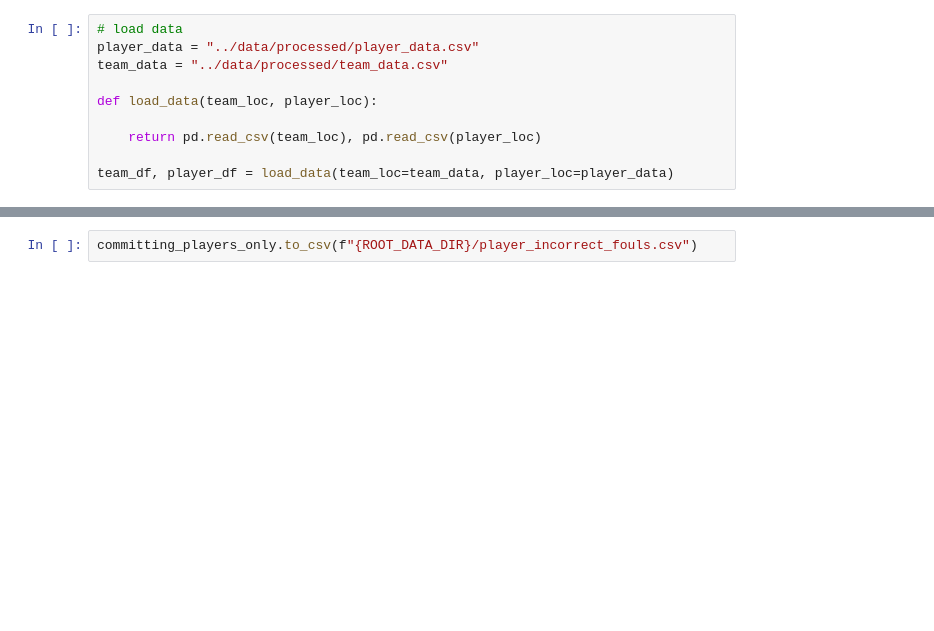
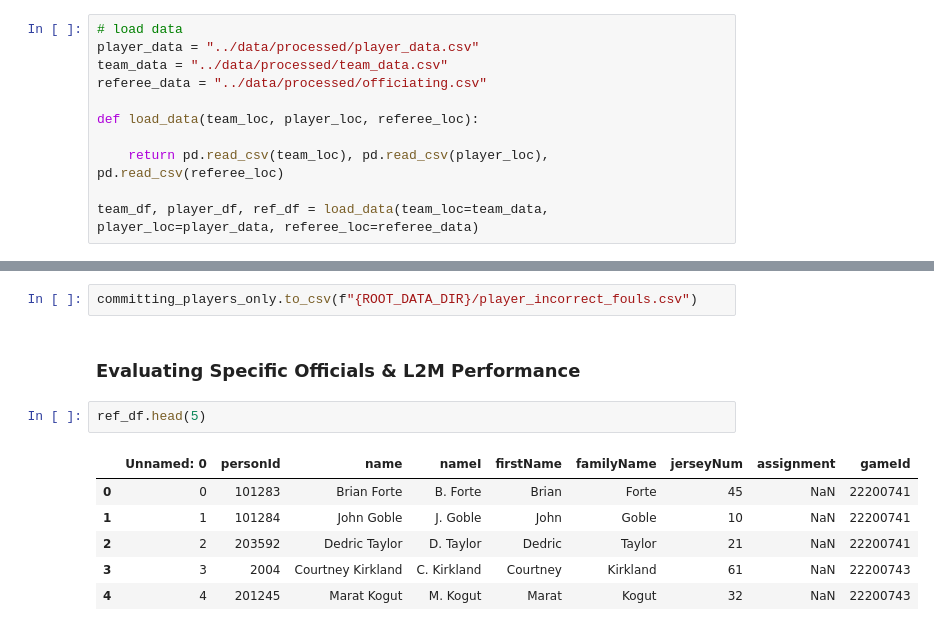
Before and after one commit to adithram/l2m, a Jupyter notebook: notebooks/data-inspection.ipynb, the cells around one changed output, grey strips where cells are left out. Saved outputs shown, nothing was run; the diff lists cells and outputs as text; blank space fills up the shorter version.

```diff
--- a/notebooks/data-inspection.ipynb
+++ b/notebooks/data-inspection.ipynb
@@ -4,12 +4,13 @@ import pandas as pd
 # load data
 player_data = "../data/processed/player_data.csv"
 team_data = "../data/processed/team_data.csv"
+referee_data = "../data/processed/officiating.csv"
 
-def load_data(team_loc, player_loc):
+def load_data(team_loc, player_loc, referee_loc):
 
-    return pd.read_csv(team_loc), pd.read_csv(player_loc)
+    return pd.read_csv(team_loc), pd.read_csv(player_loc), pd.read_csv(referee_loc)
 
-team_df, player_df = load_data(team_loc=team_data, player_loc=player_data)
+team_df, player_df, ref_df = load_data(team_loc=team_data, player_loc=player_data, referee_loc=referee_data)
 # %%
 NBA_TEAMS = list(set(list(team_df["teamName"])))
 # %%
@@ -206,3 +207,14 @@ committing_players_only.head(50)
 | 40 | Wesley Matthews | Incorrect Call | 1 |
 # %%
 committing_players_only.to_csv(f"{ROOT_DATA_DIR}/player_incorrect_fouls.csv")
+# %% [markdown]
+### Evaluating Specific Officials & L2M Performance
+# %%
+ref_df.head(5)
+# %% [output]
+|  | Unnamed: 0 | personId | name | nameI | firstName | familyName | jerseyNum | assignment | gameId |
+| 0 | 0 | 101283 | Brian Forte | B. Forte | Brian | Forte | 45 | NaN | 22200741 |
+| 1 | 1 | 101284 | John Goble | J. Goble | John | Goble | 10 | NaN | 22200741 |
+| 2 | 2 | 203592 | Dedric Taylor | D. Taylor | Dedric | Taylor | 21 | NaN | 22200741 |
+| 3 | 3 | 2004 | Courtney Kirkland | C. Kirkland | Courtney | Kirkland | 61 | NaN | 22200743 |
+| 4 | 4 | 201245 | Marat Kogut | M. Kogut | Marat | Kogut | 32 | NaN | 22200743 |
```
Also changed, not shown: parts of 10 cells of this notebook, 6 other files.
